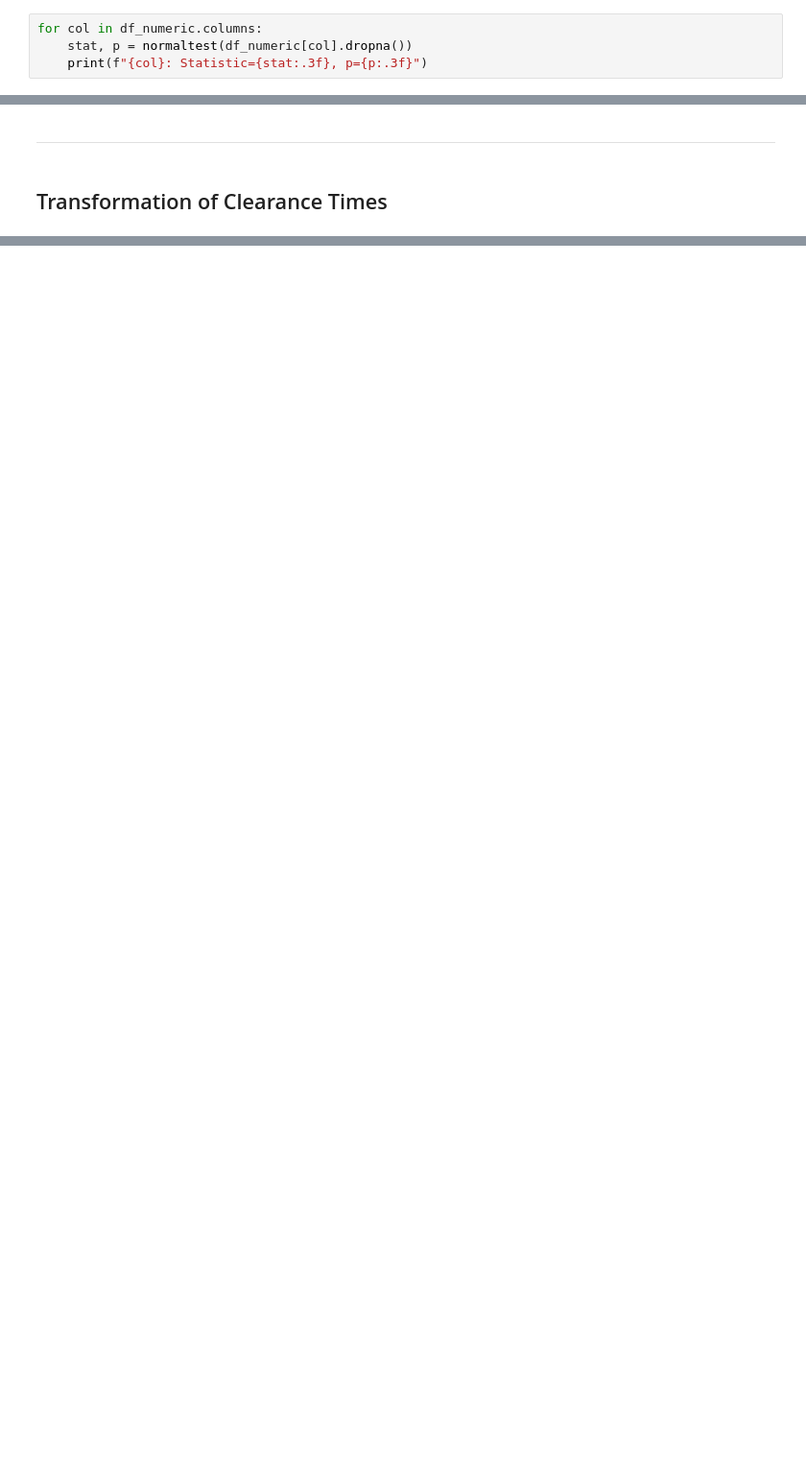
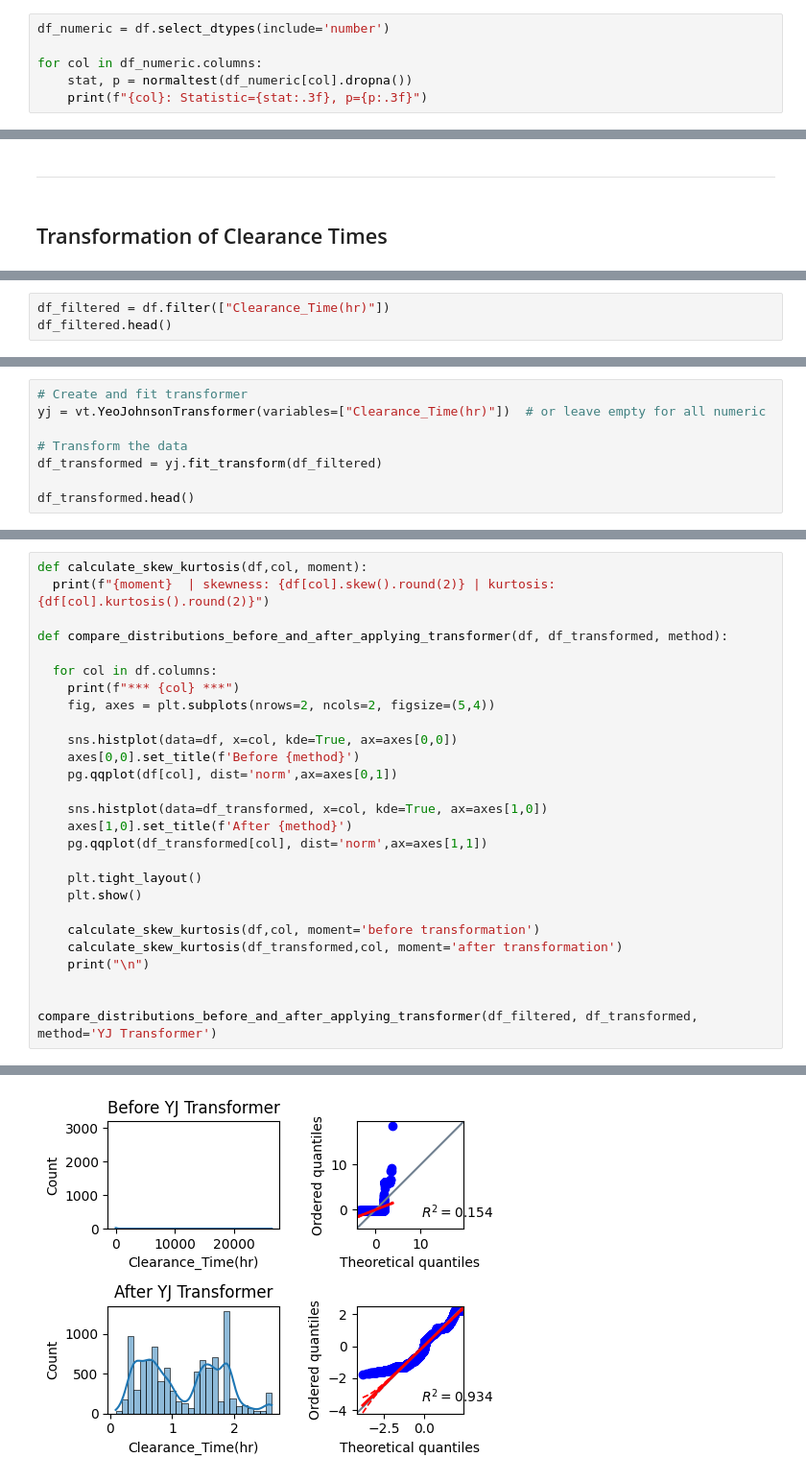
Before and after one commit to Sonya-J00/US_Accidents_ML_Project, a Jupyter notebook: jupyter_notebooks/EDA.ipynb, the cells around one changed output, grey strips where cells are left out. Shown at 96% size. Cells and saved outputs as stored; diff of their text form; blank space fills up the shorter version.

Commit message:
distribution analysis complete

```diff
--- a/jupyter_notebooks/EDA.ipynb
+++ b/jupyter_notebooks/EDA.ipynb
@@ -204,6 +204,8 @@ I can see that all of the continuous numerical data except "Humidity(%)" have nu
 # %% [markdown]
 Below, I am conducting the D’Agostino and Pearson’s test to confirm deviation from normality. The null hypothesis is that the data from a normal distribution, while the alternative hypothesis is that it doesn't. If p < 0.05, we reject the null hypothesis and accept the alternative, that the data does not come from a normal distribution. The metric "Statistic" is a measure of the deviation from mornal. The greater the value, the greater the deviation.
 # %%
+df_numeric = df.select_dtypes(include='number')
+
 for col in df_numeric.columns:
     stat, p = normaltest(df_numeric[col].dropna())
     print(f"{col}: Statistic={stat:.3f}, p={p:.3f}")
@@ -232,0 +239,3 @@ For this purpose, in the notebook "Number_Feature_Transformations" I investigate
+# %%
+df_filtered = df.filter(["Clearance_Time(hr)"])
+df_filtered.head()
@@ -232,0 +249,8 @@ For this purpose, in the notebook "Number_Feature_Transformations" I investigate
+# %%
+# Create and fit transformer
+yj = vt.YeoJohnsonTransformer(variables=["Clearance_Time(hr)"])  # or leave empty for all numeric
+
+# Transform the data
+df_transformed = yj.fit_transform(df_filtered)
+
+df_transformed.head()
@@ -232,0 +266,28 @@ For this purpose, in the notebook "Number_Feature_Transformations" I investigate
+# %%
+def calculate_skew_kurtosis(df,col, moment):
+  print(f"{moment}  | skewness: {df[col].skew().round(2)} | kurtosis: {df[col].kurtosis().round(2)}")
+
+def compare_distributions_before_and_after_applying_transformer(df, df_transformed, method):
+
+  for col in df.columns:
+    print(f"*** {col} ***")
+    fig, axes = plt.subplots(nrows=2, ncols=2, figsize=(5,4))
+
+    sns.histplot(data=df, x=col, kde=True, ax=axes[0,0])
+    axes[0,0].set_title(f'Before {method}')
+    pg.qqplot(df[col], dist='norm',ax=axes[0,1])
+
+    sns.histplot(data=df_transformed, x=col, kde=True, ax=axes[1,0])
+    axes[1,0].set_title(f'After {method}')
+    pg.qqplot(df_transformed[col], dist='norm',ax=axes[1,1])
+
+    plt.tight_layout()
+    plt.show()
+
+    calculate_skew_kurtosis(df,col, moment='before transformation')
+    calculate_skew_kurtosis(df_transformed,col, moment='after transformation')
+    print("\n")
+
+
+compare_distributions_before_and_after_applying_transformer(df_filtered, df_transformed, method='YJ Transformer')
+# %% [output]
@@ -232,0 +295 @@ For this purpose, in the notebook "Number_Feature_Transformations" I investigate
+[figure, added]
```
Also changed, not shown: parts of 14 cells of this notebook.
